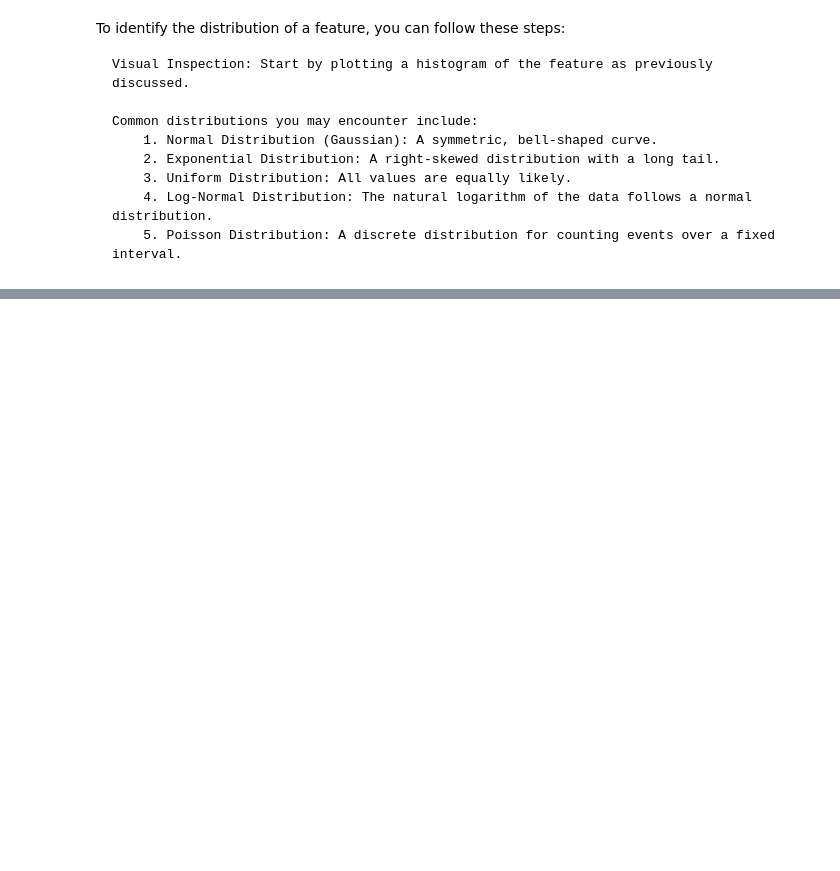
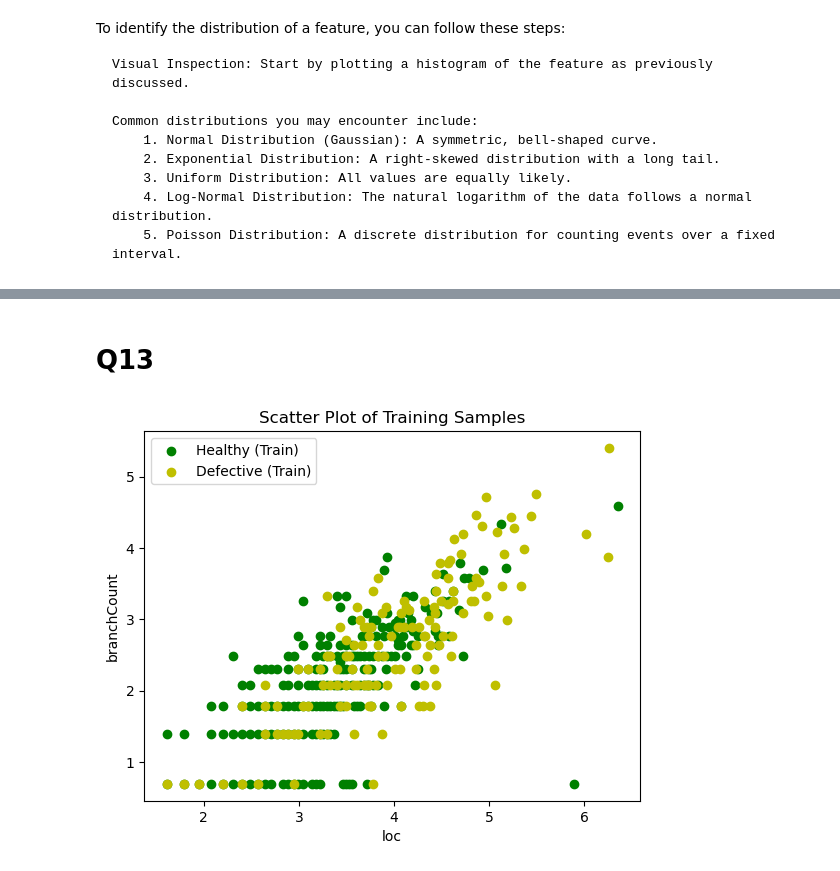
Before and after one commit to itsatefe/Pattern-Recognition, a Jupyter notebook: HW1/Logistic_regression/Logistic.ipynb, the cells around one changed output, grey strips where cells are left out. Drawn from its saved outputs; the diff is of its cells as text; code cells hidden in the pictures; blank space fills up the shorter version.

```diff
--- a/HW1/Logistic_regression/Logistic.ipynb
+++ b/HW1/Logistic_regression/Logistic.ipynb
@@ -199,0 +263,2 @@ Our data is Log_Normal distuributed
+# %%
+dataset = dataset_log1p
@@ -199,0 +267,2 @@ Our data is Log_Normal distuributed
+# %%
+train_set = dataset.iloc[0:350]
@@ -199,0 +273,2 @@ Our data is Log_Normal distuributed
+# %%
+x_train, y_train = train_set[['loc','branchCount']] , train_set['defects']
@@ -199,0 +277,13 @@ Our data is Log_Normal distuributed
+# %% [markdown]
+# Q13
+# %%
+#train
+plt.scatter(x_train[y_train == 0]['loc'], x_train[y_train == 0]['branchCount'], c='g', label='Healthy (Train)')
+plt.scatter(x_train[y_train == 1]['loc'], x_train[y_train == 1]['branchCount'], c='y', label='Defective (Train)')
+plt.xlabel('loc')
+plt.ylabel('branchCount')
+plt.legend(loc='best')
+plt.title('Scatter Plot of Training Samples')
+plt.show()
+# %% [output]
+[figure, added]
```
Also changed, not shown: parts of 76 cells of this notebook.
